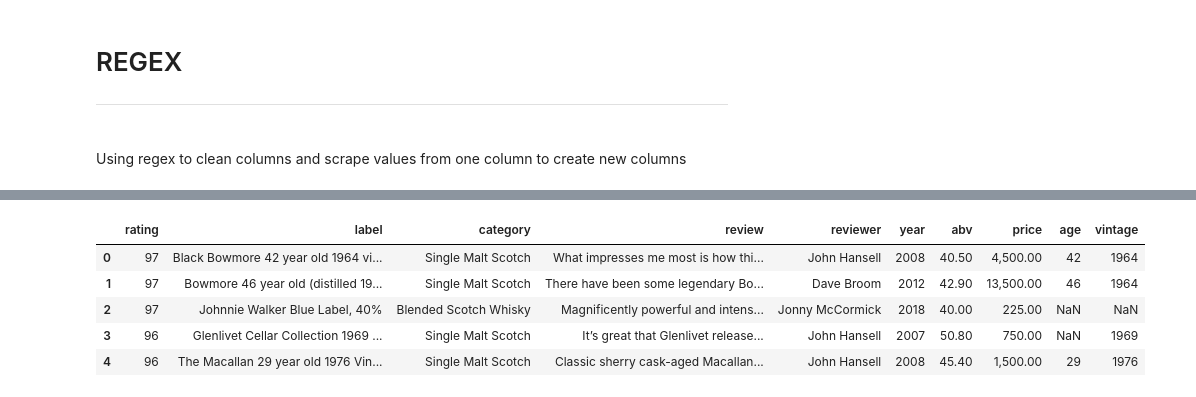
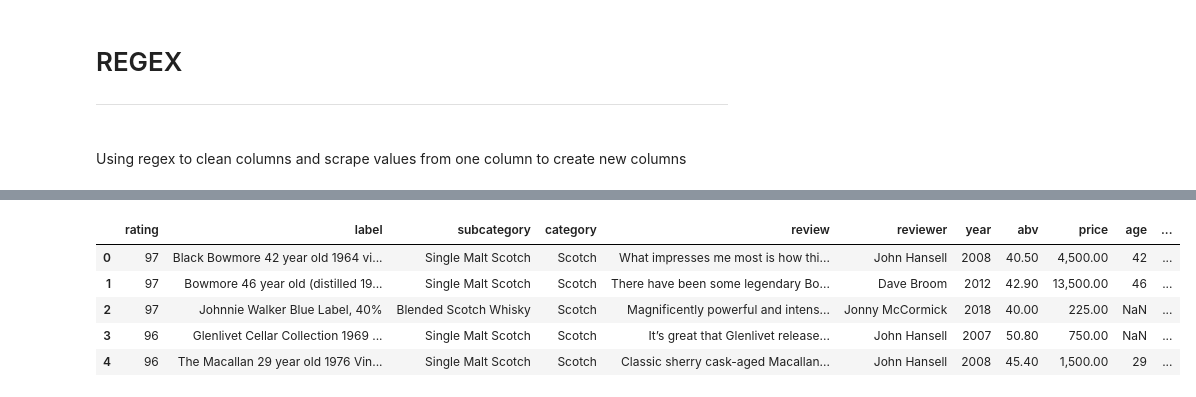
Before and after one commit to dancassin/Thinkful, a Jupyter notebook: 37.3 Whisky Scraping.ipynb, the cells around one changed output, grey strips where cells are left out. Saved outputs shown, nothing was run; the diff lists cells and outputs as text; code cells hidden in the pictures.

```diff
--- a/37.3 Whisky Scraping.ipynb
+++ b/37.3 Whisky Scraping.ipynb
@@ -188,11 +215,11 @@ whisky.head()
 # %%
 # Creating a new price_float column and turning it into float dtype
-whisky['price_float'] = whisky.price.str.split('\s',1).str[0].str.strip()
-whisky['price_float'] = pd.to_numeric(whisky['price_float'], downcast="float")
+initial_df['price_float'] = initial_df.price.str.split('\s',1).str[0].str.strip()
+initial_df['price_float'] = pd.to_numeric(initial_df['price_float'], downcast="float")
 # %%
 # extracting the age of the whisky by finding " year" and getting the preceding numbers
 #whisky['age'] = whisky.label.str.extract(r'(\d+)(?=( year)|( Year))')
-whisky['age'] = whisky.label.str.extract('(\d+(?= year| Year))', expand=True)
+initial_df['age'] = initial_df.label.str.extract('(\d+(?= year| Year))', expand=True)
 # %%
 # extracting the vintage of the whisky
-whisky['vintage'] = whisky.label.str.extract(r'([2][0][01][0-9]|[1][9][4-9][0-9])')
+initial_df['vintage'] = initial_df.label.str.extract(r'([2][0][01][0-9]|[1][9][4-9][0-9])')
@@ -235,2 +262,7 @@ memory usage: 396.7+ KB
+# %%
+# Beautiful Soup coding must have missed these as they are apparent from searching on the website.
+initial_df.reviewer[1036] = 'John Hansell'
+initial_df.year[1036] = 2010
+initial_df.price_float[5148] = 130
 # %%
 # Inspecting rows with NaN values to see if anything was missed by regex
@@ -261,17 +284,17 @@ whisky.head()
 # %%
-final_df = whisky[['rating', 'label', 'category', 'review', 'reviewer', 'year',
+final_df = initial_df[['point', 'label', 'subcategory','category', 'review', 'reviewer', 'year',
        'abv', 'price_float', 'age', 'vintage']]
 
-final_df.rename(columns={'price_float':'price'}, inplace=True)
+final_df.rename(columns={'price_float':'price', 'point':'rating'}, inplace=True)
 
 final_df.head()
 # %% [output]
-|  | rating | label | category | review | reviewer | year | abv | price | age | vintage |
-| 0 | 97 | Black Bowmore 42 year old 1964 vi... | Single Malt Scotch | What impresses me most is how thi... | John Hansell | 2008 | 40.50 | 4,500.00 | 42 | 1964 |
-| 1 | 97 | Bowmore 46 year old (distilled 19... | Single Malt Scotch | There have been some legendary Bo... | Dave Broom | 2012 | 42.90 | 13,500.00 | 46 | 1964 |
-| 2 | 97 | Johnnie Walker Blue Label, 40% | Blended Scotch Whisky | Magnificently powerful and intens... | Jonny McCormick | 2018 | 40.00 | 225.00 | NaN | NaN |
-| 3 | 96 | Glenlivet Cellar Collection 1969 ... | Single Malt Scotch | It’s great that Glenlivet release... | John Hansell | 2007 | 50.80 | 750.00 | NaN | 1969 |
-| 4 | 96 | The Macallan 29 year old 1976 Vin... | Single Malt Scotch | Classic sherry cask-aged Macallan... | John Hansell | 2008 | 45.40 | 1,500.00 | 29 | 1976 |
+|  | rating | label | subcategory | category | review | reviewer | year | abv | price | age | ... |
+| 0 | 97 | Black Bowmore 42 year old 1964 vi... | Single Malt Scotch | Scotch | What impresses me most is how thi... | John Hansell | 2008 | 40.50 | 4,500.00 | 42 | ... |
+| 1 | 97 | Bowmore 46 year old (distilled 19... | Single Malt Scotch | Scotch | There have been some legendary Bo... | Dave Broom | 2012 | 42.90 | 13,500.00 | 46 | ... |
+| 2 | 97 | Johnnie Walker Blue Label, 40% | Blended Scotch Whisky | Scotch | Magnificently powerful and intens... | Jonny McCormick | 2018 | 40.00 | 225.00 | NaN | ... |
+| 3 | 96 | Glenlivet Cellar Collection 1969 ... | Single Malt Scotch | Scotch | It’s great that Glenlivet release... | John Hansell | 2007 | 50.80 | 750.00 | NaN | ... |
+| 4 | 96 | The Macallan 29 year old 1976 Vin... | Single Malt Scotch | Scotch | Classic sherry cask-aged Macallan... | John Hansell | 2008 | 45.40 | 1,500.00 | 29 | ... |
 # %%
 final_df.info()
 # %% [output]
```
Also changed, not shown: parts of 26 cells of this notebook.
